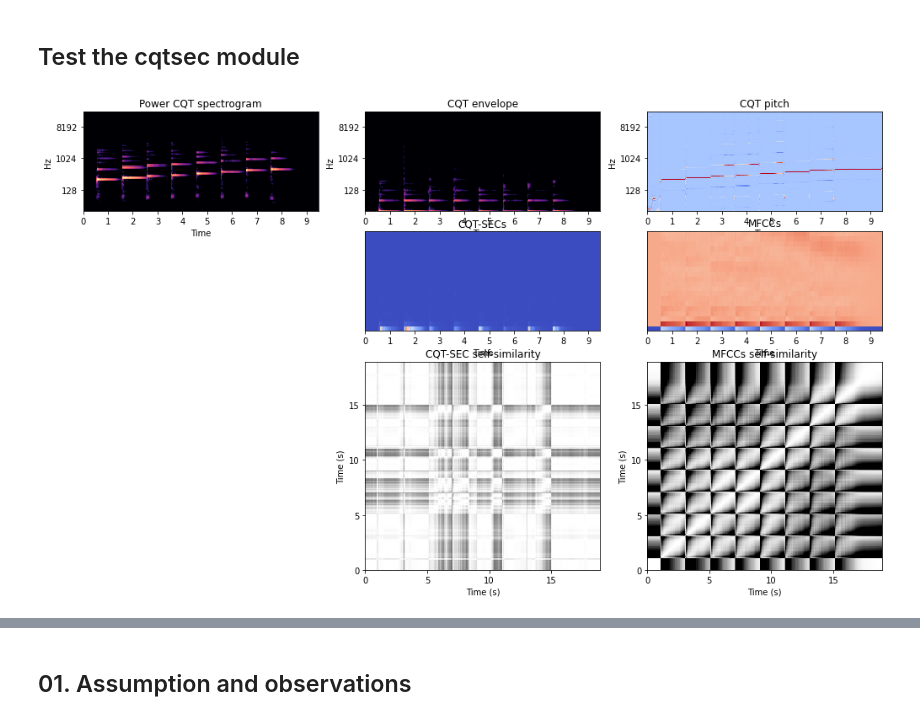
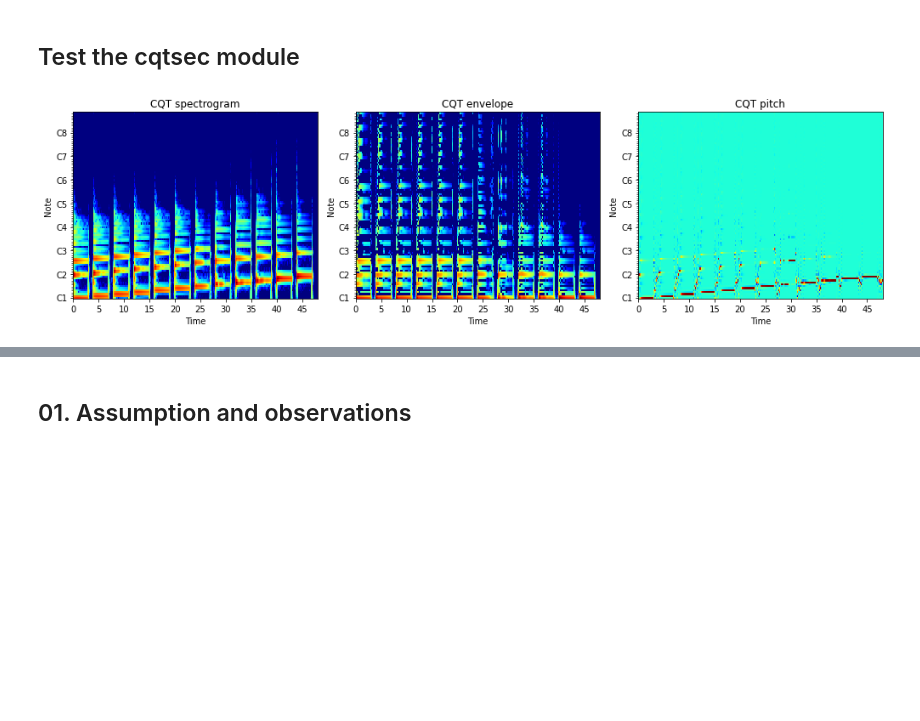
Before and after one commit to zafarrafii/CQHC-Python, a Jupyter notebook: CQT-SEC-Python.ipynb, the cells around one changed output, grey strips where cells are left out. Saved outputs shown, nothing was run; the diff lists cells and outputs as text; code cells hidden in the pictures; blank space fills up the shorter version.

Commit message:
Added figure and explanations.

```diff
--- a/CQT-SEC-Python.ipynb
+++ b/CQT-SEC-Python.ipynb
@@ -3,64 +3,89 @@
 # %% [markdown]
 ## Test the cqtsec module
 # %%
-%matplotlib inline
-
+import os
 import numpy as np
 import librosa
+import librosa.display
 import cqtsec
 import matplotlib.pyplot as plt
-import librosa.display
 
-# Load an audio signal
-file_path = r'94812__digifishmusic__c4-major-scale-piano.wav'
+# Define the parameters
+folder_path = r'C:\Users\zarafii2001\Gracenote\Data\nsynth\nsynth-train\audio'
+instrument_names = ['bass_acoustic_000']
+note_number = 24
+note_numbers = np.arange(note_number, note_number+12)
+velocity_number = 75
 sampling_frequency = 16000
-audio_signal, sampling_frequency = librosa.load(file_path, sr=None, mono=True)
 
-# Set the different parameters
+# Initialize the audio signal
+audio_signal = np.empty(0)
+
+# Loop over the instrument names and note numbers
+for instrument_name in instrument_names:
+    for note_number in note_numbers:
+
+        # Get the path to the file
+        file_name = f'{instrument_name}-{note_number:03d}-{velocity_number:03d}.wav'
+        file_path = os.path.join(folder_path, file_name)
+
+        # Load the current audio signal and concatenate them
+        audio_signal1, _ = librosa.load(file_path, sr=sampling_frequency, mono=True)
+        audio_signal = np.concatenate((audio_signal, audio_signal1))
+
+
+# Define the parameters
 window_length = pow(2, int(np.ceil(np.log2(0.04 * sampling_frequency))))
 step_length = int(window_length / 2)
 minimum_frequency = 32.70
 octave_resolution = 12
 number_coefficients = 20
 
 # Compute the CQT spectrogram, envelope, and pitch, the CQT-SECs, and the MFCCs
 cqt_spectrogram = np.power(cqtsec.cqt(audio_signal, sampling_frequency, step_length, minimum_frequency, octave_resolution), 2)
 cqt_envelope, cqt_pitch = cqtsec.cqtdeconv(cqt_spectrogram)
-cqt_sec = cqtsec.cqtsec(cqt_envelope, octave_resolution, number_coefficients)
+cqt_sec = cqtsec.cqtsec(audio_signal, sampling_frequency, step_length, minimum_frequency, octave_resolution, \
+                        number_coefficients)
 audio_mfcc = cqtsec.mfcc(audio_signal, sampling_frequency, window_length, step_length, number_coefficients)
 
-# Compute the self-similarity for the CQT-SECs and the MFCCs
-cqt_sec0 = cqt_sec/(np.sqrt(np.sum(np.power(cqt_sec, 2), axis=0))+1e-16)
-cqtsec_selfsimilarity = np.matmul(cqt_sec0.T, cqt_sec0)
-audio_mfcc0 = audio_mfcc/(np.sqrt(np.sum(np.power(audio_mfcc, 2), axis=0))+1e-16)
-mfcc_selfsimilarity = np.matmul(audio_mfcc0.T, audio_mfcc0)
+# # Display everything
+# plt.figure(figsize=(14, 7))
+# plt.subplot(2, 3, 1)
+# librosa.display.specshow(librosa.power_to_db(cqt_spectrogram), x_axis='time', y_axis='cqt_note', sr=sampling_frequency,
+#                          hop_length=step_length, fmin=minimum_frequency, bins_per_octave=octave_resolution, cmap='jet')
+# plt.title('CQT spectrogram')
+# plt.subplot(2, 3, 2)
+# librosa.display.specshow(librosa.power_to_db(cqt_envelope), x_axis='time', y_axis='cqt_note', sr=sampling_frequency,
+#                          hop_length=step_length, fmin=minimum_frequency, bins_per_octave=octave_resolution, cmap='jet')
+# plt.title('CQT envelope')
+# plt.subplot(2, 3, 3)
+# librosa.display.specshow(cqt_pitch, x_axis='time', y_axis='cqt_note', sr=sampling_frequency,
+#                          hop_length=step_length, fmin=minimum_frequency, bins_per_octave=octave_resolution, cmap='jet')
+# plt.title('CQT pitch')
+# plt.subplot(2, 3, 5)
+# librosa.display.specshow(cqt_sec, x_axis='time', cmap='jet')
+# plt.title('CQT-SECs')
+# plt.subplot(2, 3, 6)
+# librosa.display.specshow(audio_mfcc, x_axis='time', cmap='jet')
+# plt.title('MFCCs')
+# plt.tight_layout()
+# plt.show()
 
 # Display everything
-plt.figure(figsize=(17, 10))
-plt.subplot(4, 3, 1)
-librosa.display.specshow(librosa.amplitude_to_db(cqt_spectrogram), x_axis='time', y_axis='cqt_hz', sr=sampling_frequency,
-                         hop_length=step_length, fmin=minimum_frequency, bins_per_octave=octave_resolution)
-plt.title('Power CQT spectrogram')
-plt.subplot(4, 3, 2)
-librosa.display.specshow(librosa.amplitude_to_db(cqt_envelope), x_axis='time', y_axis='cqt_hz', sr=sampling_frequency,
-                         hop_length=step_length, fmin=minimum_frequency, bins_per_octave=octave_resolution)
+plt.figure(figsize=(14, 4))
+plt.subplot(1, 3, 1)
+librosa.display.specshow(librosa.power_to_db(cqt_spectrogram), x_axis='time', y_axis='cqt_note', sr=sampling_frequency,
+                         hop_length=step_length, fmin=minimum_frequency, bins_per_octave=octave_resolution, cmap='jet')
+plt.title('CQT spectrogram')
+plt.subplot(1, 3, 2)
+librosa.display.specshow(librosa.power_to_db(cqt_envelope), x_axis='time', y_axis='cqt_note', sr=sampling_frequency,
+                         hop_length=step_length, fmin=minimum_frequency, bins_per_octave=octave_resolution, cmap='jet')
 plt.title('CQT envelope')
-plt.subplot(4, 3, 3)
-librosa.display.specshow(cqt_pitch, x_axis='time', y_axis='cqt_hz', sr=sampling_frequency, hop_length=step_length,
-                         fmin=minimum_frequency, bins_per_octave=octave_resolution)
+plt.subplot(1, 3, 3)
+librosa.display.specshow(cqt_pitch, x_axis='time', y_axis='cqt_note', sr=sampling_frequency,
+                         hop_length=step_length, fmin=minimum_frequency, bins_per_octave=octave_resolution, cmap='jet')
 plt.title('CQT pitch')
-plt.subplot(4, 3, 5)
-librosa.display.specshow(cqt_sec, x_axis='time')
-plt.title('CQT-SECs')
-plt.subplot(4, 3, 6)
-librosa.display.specshow(audio_mfcc, x_axis='time')
-plt.title('MFCCs')
-plt.subplot(2, 3, 5)
-plt.title('CQT-SEC self-similarity')
-librosa.display.specshow(cqtsec_selfsimilarity, x_axis='s', y_axis='s', hop_length=step_length, cmap="gray", vmin=0.9, vmax=1)
-plt.subplot(2, 3, 6)
-librosa.display.specshow(mfcc_selfsimilarity, x_axis='s', y_axis='s', hop_length=step_length, cmap="gray", vmin=0.9, vmax=1)
-plt.title('MFCCs self-similarity')
+plt.tight_layout()
 plt.show()
 # %% [output]
-[figure, old version]
+[figure, new version]
```
Also changed, not shown: parts of 2 cells of this notebook, 6 other files.
